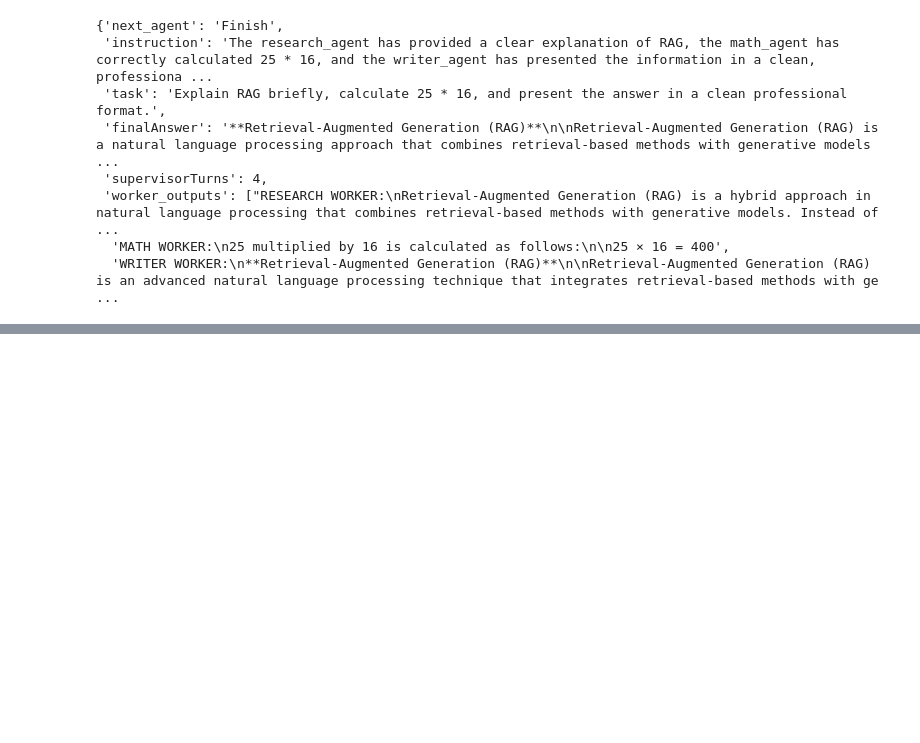
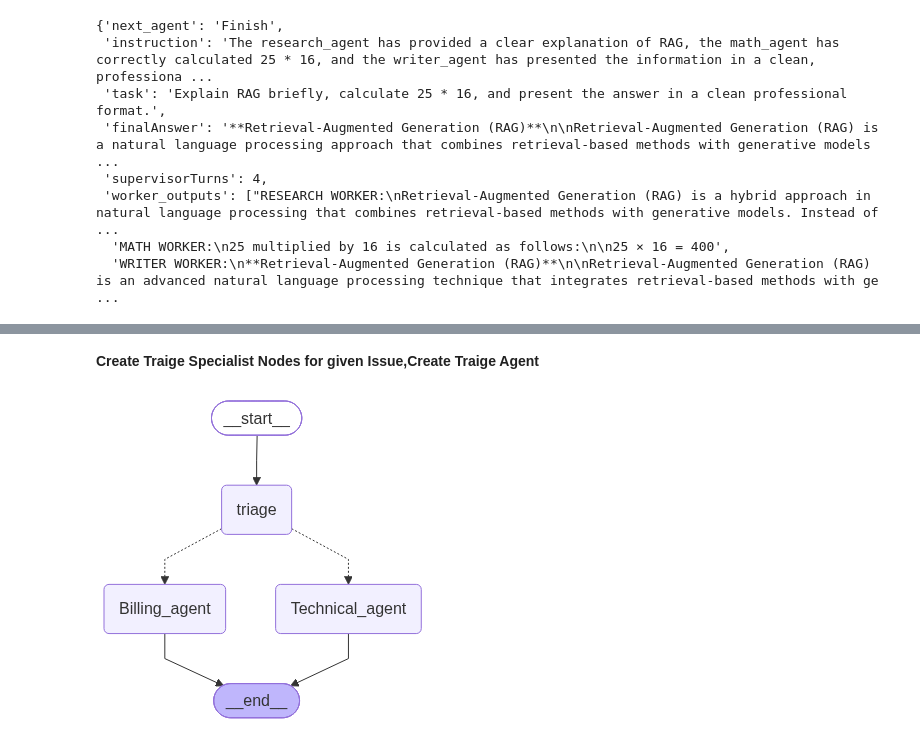
Before and after one commit to anilpomar/Full-Stack-Gen-AI-BootCamp-KrishNaik-, a Jupyter notebook: Class-49-26-Sep-2026_MultiAgents/MultiAgent_DifferentTypes.ipynb, the cells around one changed output, grey strips where cells are left out. Drawn from its saved outputs; the diff is of its cells as text; code cells hidden in the pictures; blank space fills up the shorter version.

Commit message:
HandsOFF-Agent

```diff
--- a/Class-49-26-Sep-2026_MultiAgents/MultiAgent_DifferentTypes.ipynb
+++ b/Class-49-26-Sep-2026_MultiAgents/MultiAgent_DifferentTypes.ipynb
@@ -763,0 +805,2 @@ if supervisor_turns > 5 and completed_work:
+# %% [markdown]
+**Create Traige Specialist Nodes for given Issue,Create Traige Agent**
@@ -763,0 +861,47 @@ if supervisor_turns > 5 and completed_work:
+# %%
+def handoff_technical_agent(
+    state: HandoffState,
+):
+
+    response = model.invoke(
+        [
+            {
+                "role": "system",
+                "content":
+                "You are a technical support specialist.",
+            },
+
+            *state["messages"],
+        ]
+    )
+
+    return {
+        "messages": [
+            response
+        ],
+
+        "active_agent":
+        "Technical_agent",
+    }
+# %%
+def build_handoff_graph():
+    builder=StateGraph(HandoffState)
+    builder.add_node("triage", Traige_Agent)
+    builder.add_node("Billing_agent", handsoff_to_billing)
+    builder.add_node("Technical_agent", handoff_technical_agent)
+    builder.add_edge(
+        START,
+        "triage",
+    )
+    builder.add_edge(
+        "Billing_agent",
+        END
+    )
+    builder.add_edge(
+        "Technical_agent",
+        END)
+    return builder.compile()
+# %%
+build_handoff_graph()
+# %% [output]
+[figure, added]
```
Also changed, not shown: parts of 11 cells of this notebook.
